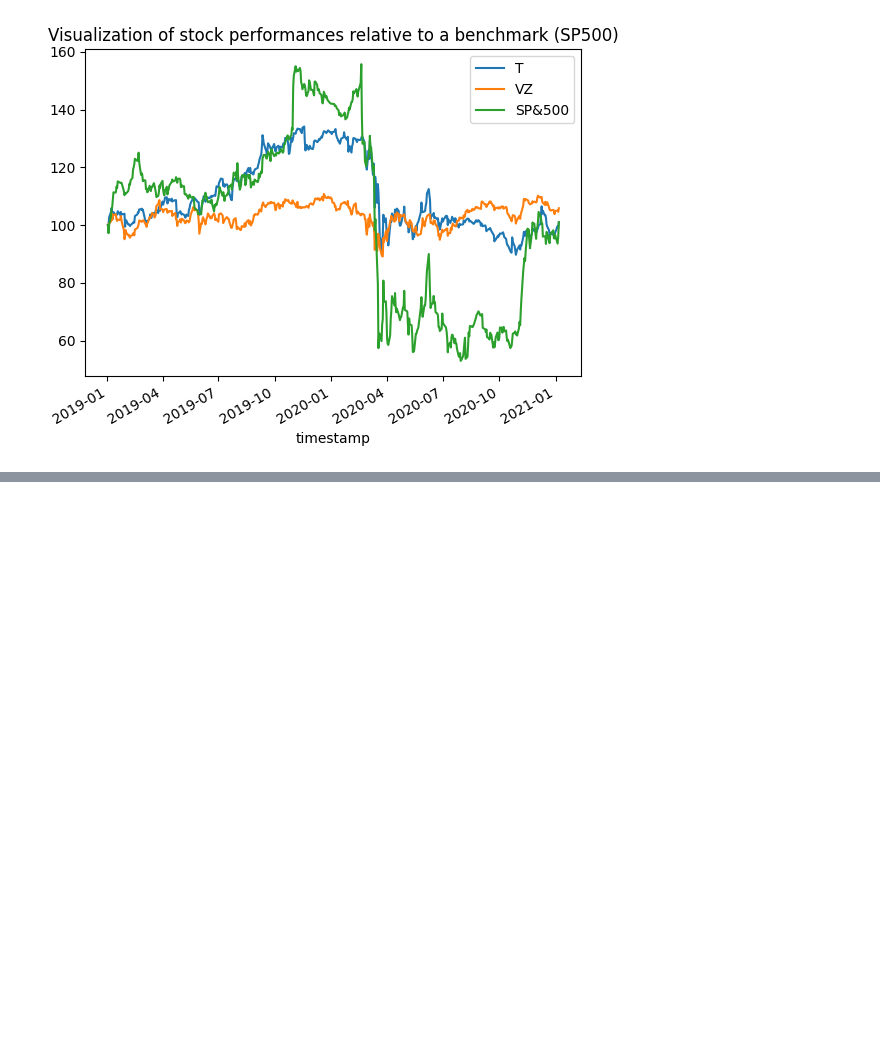
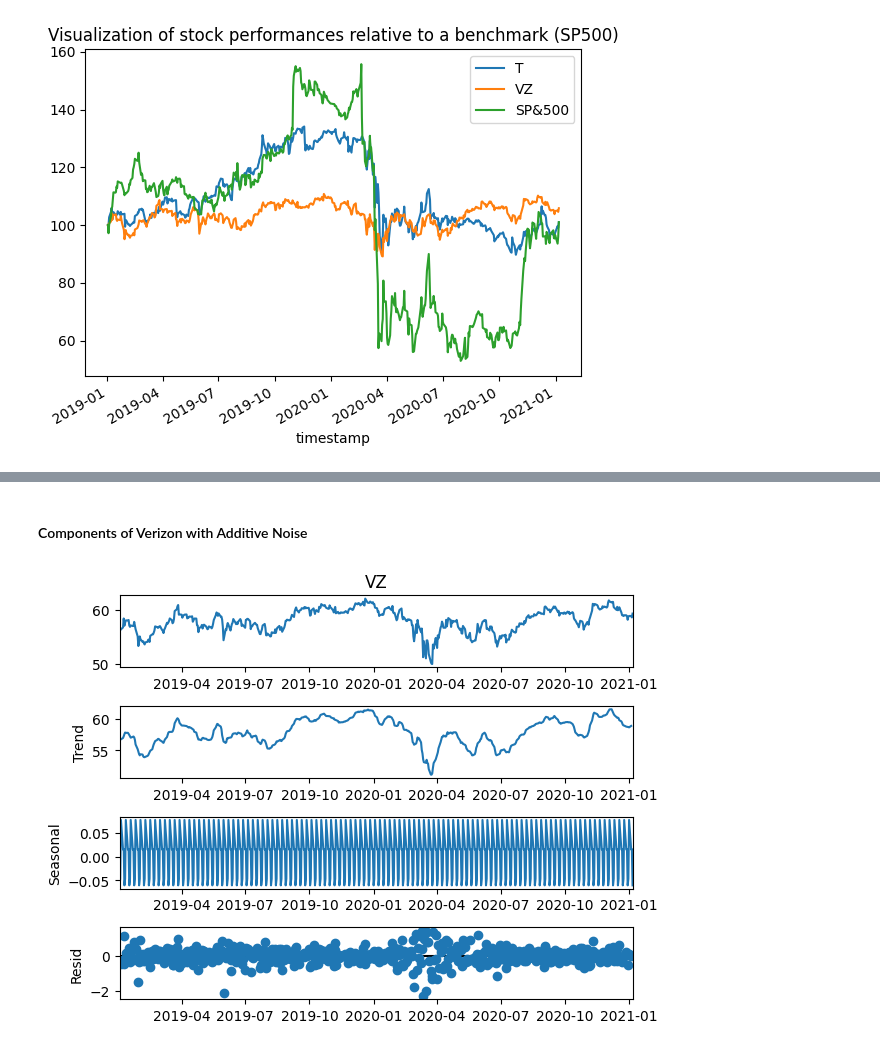
Before and after one commit to pallabee/Time-Series-for-Stock-Price-Prediction, a Jupyter notebook: data preparation/data_extraction.ipynb, the cells around one changed output, grey strips where cells are left out. Drawn from its saved outputs; the diff is of its cells as text; code cells hidden in the pictures; blank space fills up the shorter version.

```diff
--- a/data preparation/data_extraction.ipynb
+++ b/data preparation/data_extraction.ipynb
@@ -161,0 +222,3 @@ plt.title("Visualization of stock performances relative to a benchmark (SP500)")
+# %%
+series_VZ = extract_slice(df_VZ)["close"].rename(VERIZON)
+series_VZ.info()
@@ -161,0 +234,3 @@ plt.title("Visualization of stock performances relative to a benchmark (SP500)")
+# %%
+series_VZ = upsample(series_VZ)
+series_VZ.info()
@@ -161,0 +257,8 @@ plt.title("Visualization of stock performances relative to a benchmark (SP500)")
+# %%
+comp_VZ_add,comp_VZ_mul = components(series_VZ)
+# %% [markdown]
+#### Components of Verizon with Additive Noise
+# %%
+comp_VZ_add.plot();
+# %% [output]
+[figure, added]
```
Also changed, not shown: parts of 20 cells of this notebook.
